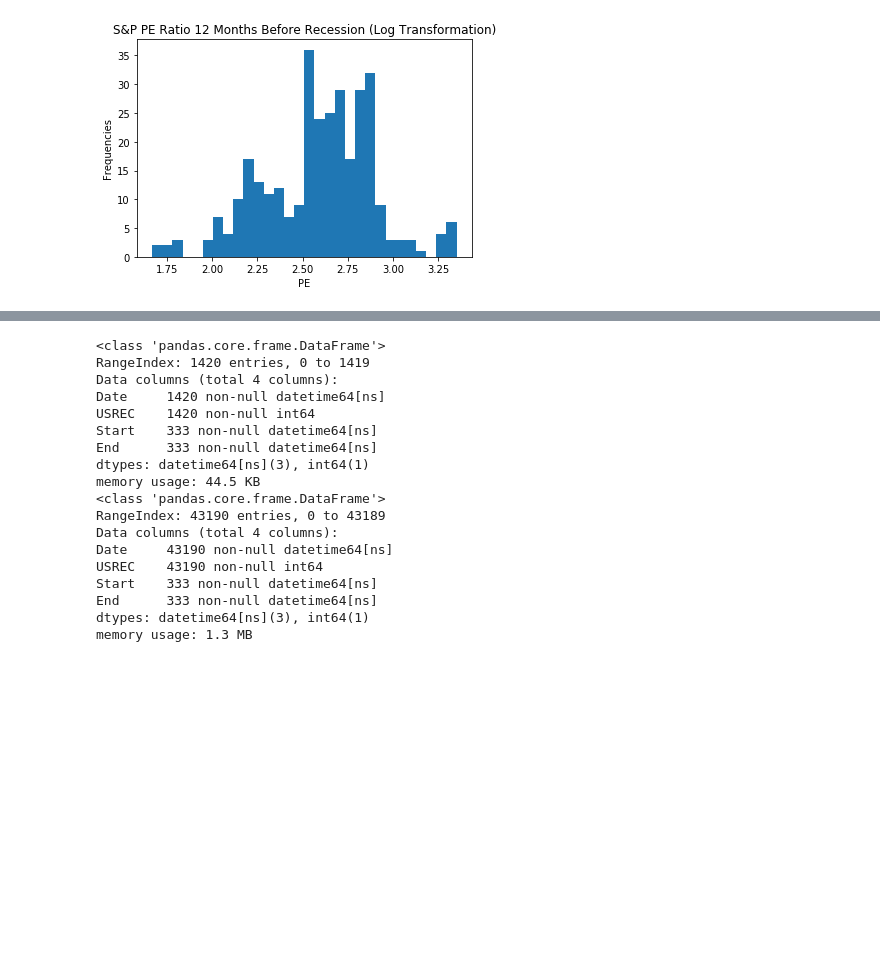
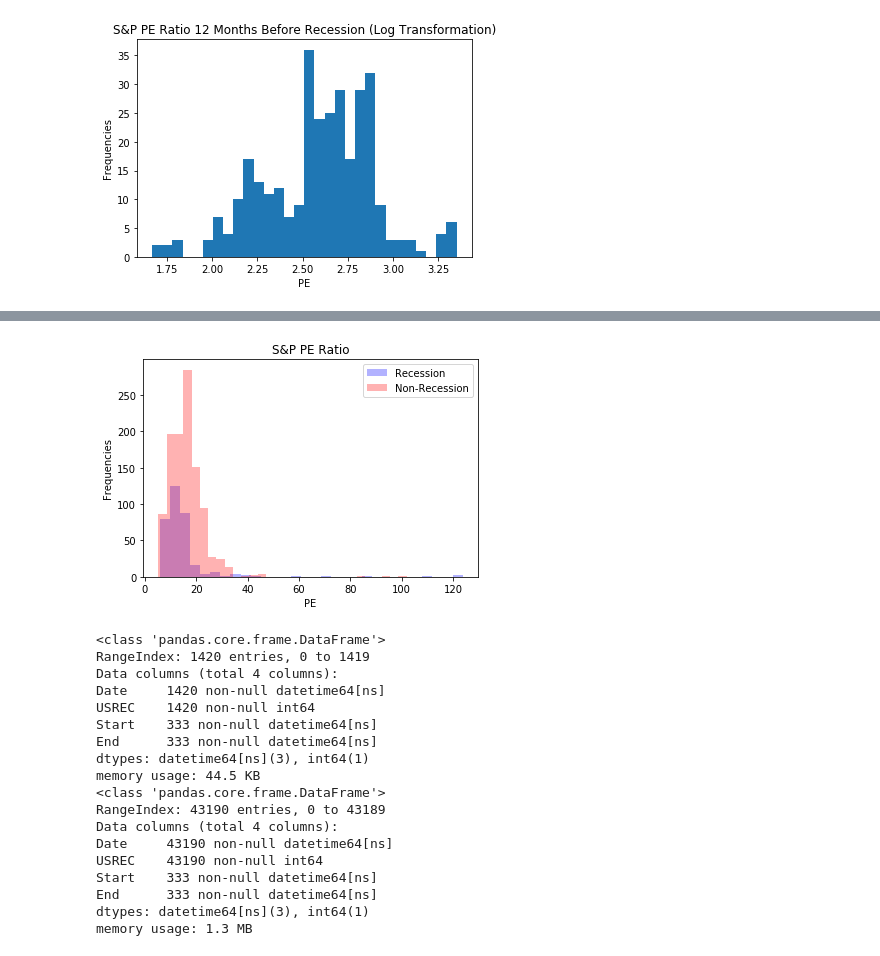
Before and after one commit to pdkim1208/Springboard, a Jupyter notebook: CapstoneProject2.ipynb, the cells around one changed output, grey strips where cells are left out. Cells and saved outputs as stored; diff of their text form; code cells hidden in the pictures; blank space fills up the shorter version.

```diff
--- a/CapstoneProject2.ipynb
+++ b/CapstoneProject2.ipynb
@@ -296,3 +355,17 @@ S&P PE Ratio Standard Deviation 12 Months before Recession: 4.216936978082644
+# %%
+#Overlaid Histograms - recession/not recession
+
+
+plt.hist(pe_hist_recession.PE, bins = 30, alpha = 0.3, color = 'blue')
+plt.hist(pe_hist_not_recession.PE, bins = 30, alpha = 0.3, color = 'red')
+
+plt.title('S&P PE Ratio')
+plt.xlabel('PE')
+plt.ylabel('Frequencies')
+plt.legend(['Recession', 'Non-Recession'], loc='upper right')
+plt.show()
+# %% [output]
+[figure, added]
 # %%
 ### Because Treasury and Vix Data have daily entries, we need to interpolate the recession csv file, since it is monthly
 
```
Also changed, not shown: parts of 34 cells of this notebook.
